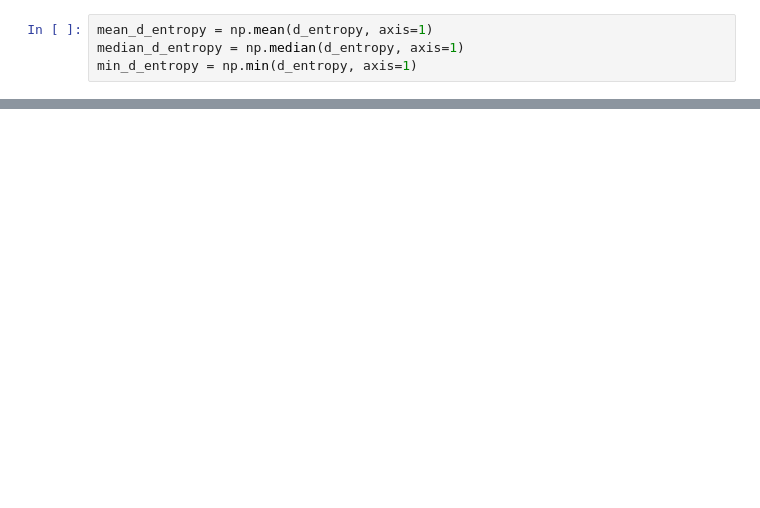
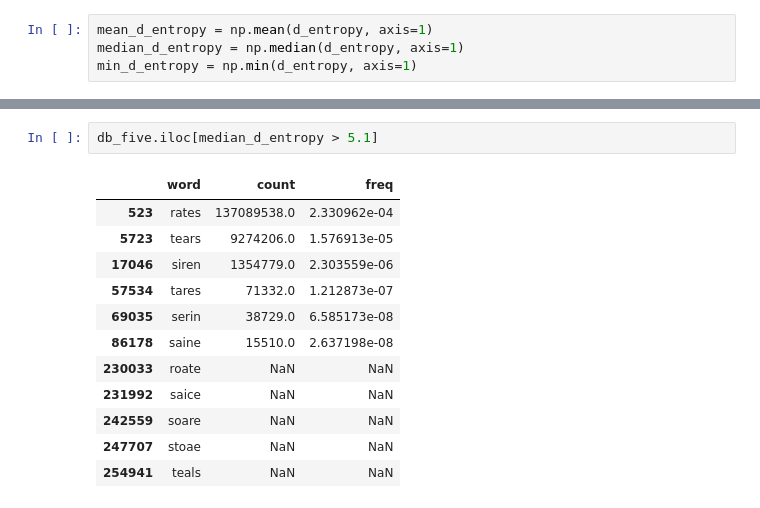
Before and after one commit to ttesileanu/clonle, a Jupyter notebook: notebook/explore_dictionary.ipynb, the cells around one changed output, grey strips where cells are left out. Cells and saved outputs as stored; diff of their text form; blank space fills up the shorter version.

```diff
--- a/notebook/explore_dictionary.ipynb
+++ b/notebook/explore_dictionary.ipynb
@@ -466,0 +445,15 @@ for i_word1 in tqdm.tqdm(range(n0)):
+# %%
+db_five.iloc[median_d_entropy > 5.1]
+# %% [output]
+|  | word | count | freq |
+| 523 | rates | 137089538.0 | 2.330962e-04 |
+| 5723 | tears | 9274206.0 | 1.576913e-05 |
+| 17046 | siren | 1354779.0 | 2.303559e-06 |
+| 57534 | tares | 71332.0 | 1.212873e-07 |
+| 69035 | serin | 38729.0 | 6.585173e-08 |
+| 86178 | saine | 15510.0 | 2.637198e-08 |
+| 230033 | roate | NaN | NaN |
+| 231992 | saice | NaN | NaN |
+| 242559 | soare | NaN | NaN |
+| 247707 | stoae | NaN | NaN |
+| 254941 | teals | NaN | NaN |
```
Also changed, not shown: parts of 11 cells of this notebook, 1 other file.
